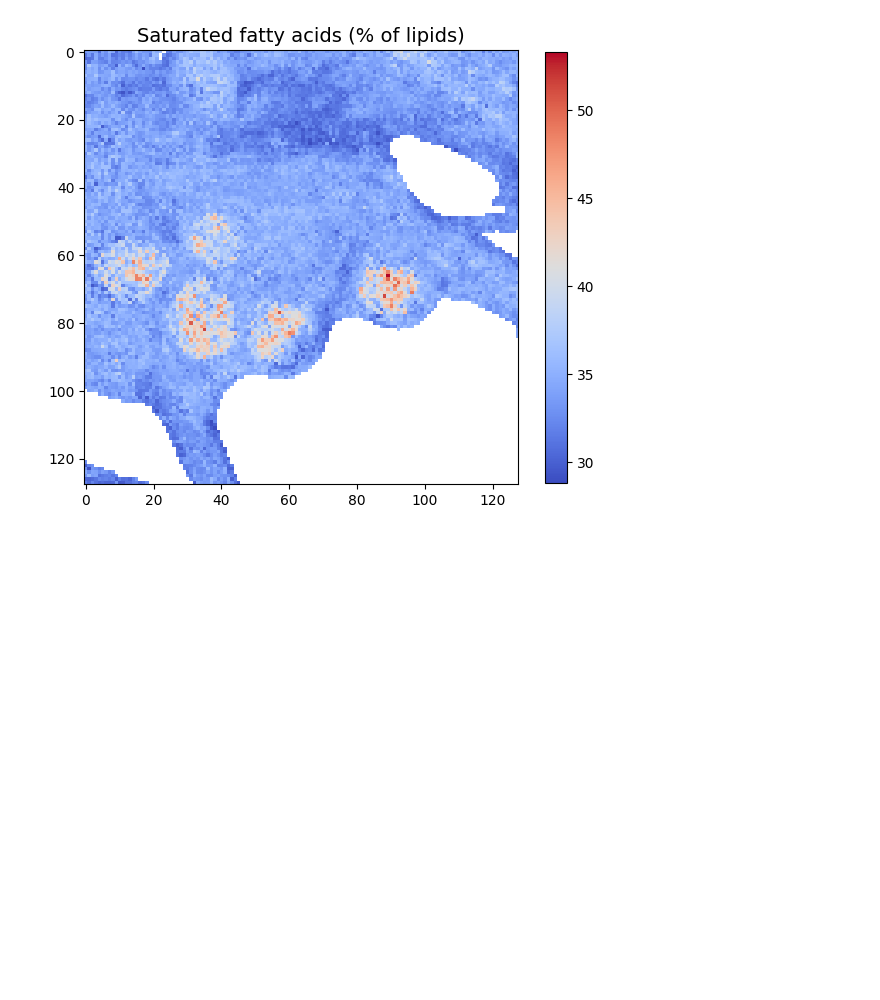
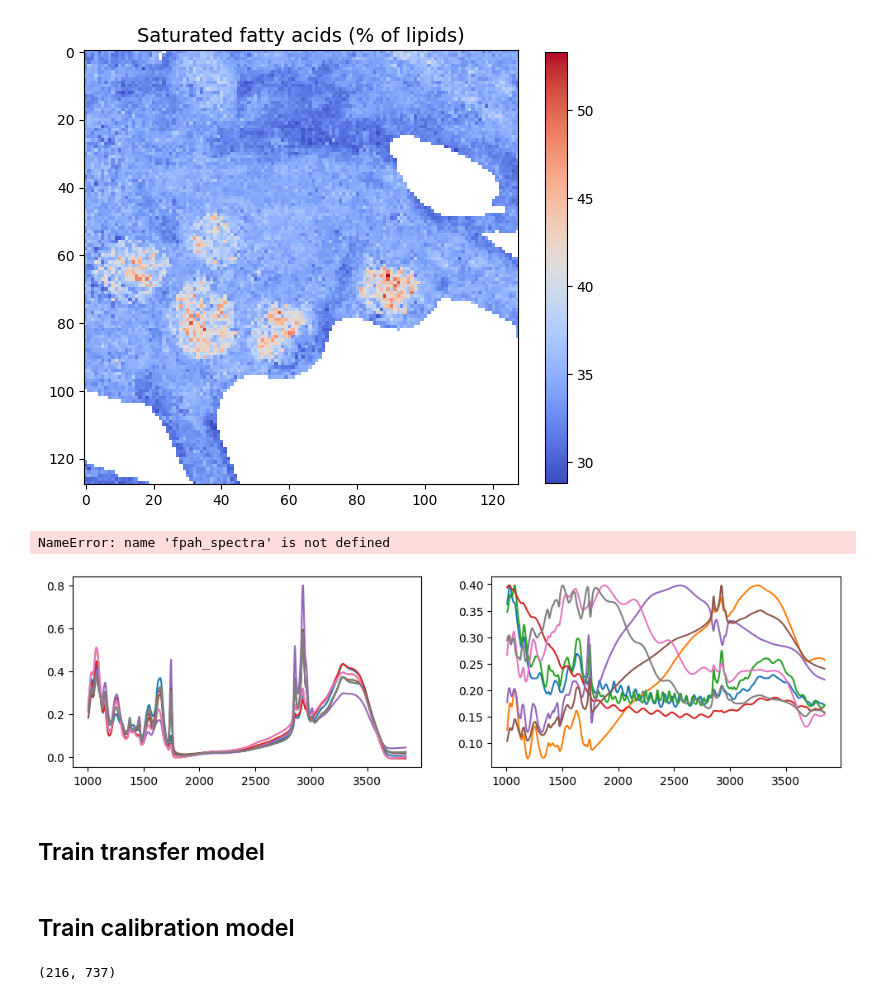
Before and after one commit to eirikama/microcalir, a Jupyter notebook: microcalibration_example.ipynb, the cells around one changed output. Saved outputs shown, nothing was run; the diff lists cells and outputs as text; code cells hidden in the pictures; blank space fills up the shorter version.

Commit message:
add minimal viable example of training and restructure

```diff
--- a/microcalibration_example.ipynb
+++ b/microcalibration_example.ipynb
@@ -128,0 +286,55 @@ plt.show()
+# %%
+S = fpah_spectra.copy()
+H = hts_spectra.copy()
+
+m1 = S.min(1) > -0.025
+S, H = S[m1, :], H[m1, :]
+m2 = S[:, np.argmin(np.abs(wn - 2000)):np.argmin(np.abs(wn - 2400))].max(1) < 0.15
+S, H = S[m2, :], H[m2, :]
+m3 = S[:, np.argmin(np.abs(wn - 3700)):np.argmin(np.abs(wn - 4200))].max(1) < 0.17
+S, H = S[m3, :], H[m3, :]
+m4 = np.random.randint(0, 38, 8)
+S, H = S[m4, :], H[m4, :]
+
+plt.plot(wn, S.T);
+plt.show()
+plt.plot(wn, H.T);
+plt.show()
+# %% [output]
+NameError: name 'fpah_spectra' is not defined
+# %%
+import simulation
+
+data = np.load('../fpah_hts_wn.npz')
+
+hts_spectra = data['hts']
+fpah_spectra = data['fpah']
+wn = data['wn']
+
+batch_size = 8
+N = fpah_spectra.shape[0]
+
+pure = hts_spectra[np.random.randint(0, N, batch_size), :]
+
+emsc_range = np.array([[0., .4], [.9, 1.1], [-0.1, .25], [-0.0005, 0.0005]])
+max_noise = 0.01
+
+np.random.seed(42)
+
+
+theta_max = np.random.uniform(0.1, 0.25)
+n0s, rs, n_ims, hs, scatt_coeffs = [np.random.uniform(low, high, (batch_size, 1))
+                                    for low, high in [(1.25, 1.5), (2, 12), (1e-5, 1e-2), (.5, 3.), (1., 3.)]]
+emsc_params = np.array([np.random.uniform(low, high, batch_size) for low, high in emsc_range])[:, :, None]
+
+A = simulation.add_scattering(pure, wn, rs, n0s, n_ims, theta_max, hs, scatt_coeffs)
+A = simulation.add_polynomial(A, wn, emsc_params)
+A = simulation.add_whitenoise(A, max_noise)
+
+fig, (ax1, ax2) = plt.subplots(1, 2, figsize=(12, 3))
+ax1.plot(wn, pure.T)
+ax2.plot(wn, A.T);
+# %% [output]
+[figure, added]
+# %% [markdown]
+## Train transfer model
@@ -128,0 +398,2 @@ plt.show()
+# %% [markdown]
+## Train calibration model
@@ -128,0 +453,4 @@ plt.show()
+# %%
+macro_spectra.shape
+# %% [output]
+(216, 737)
```
Also changed, not shown: parts of 15 cells of this notebook, 5 other files.
